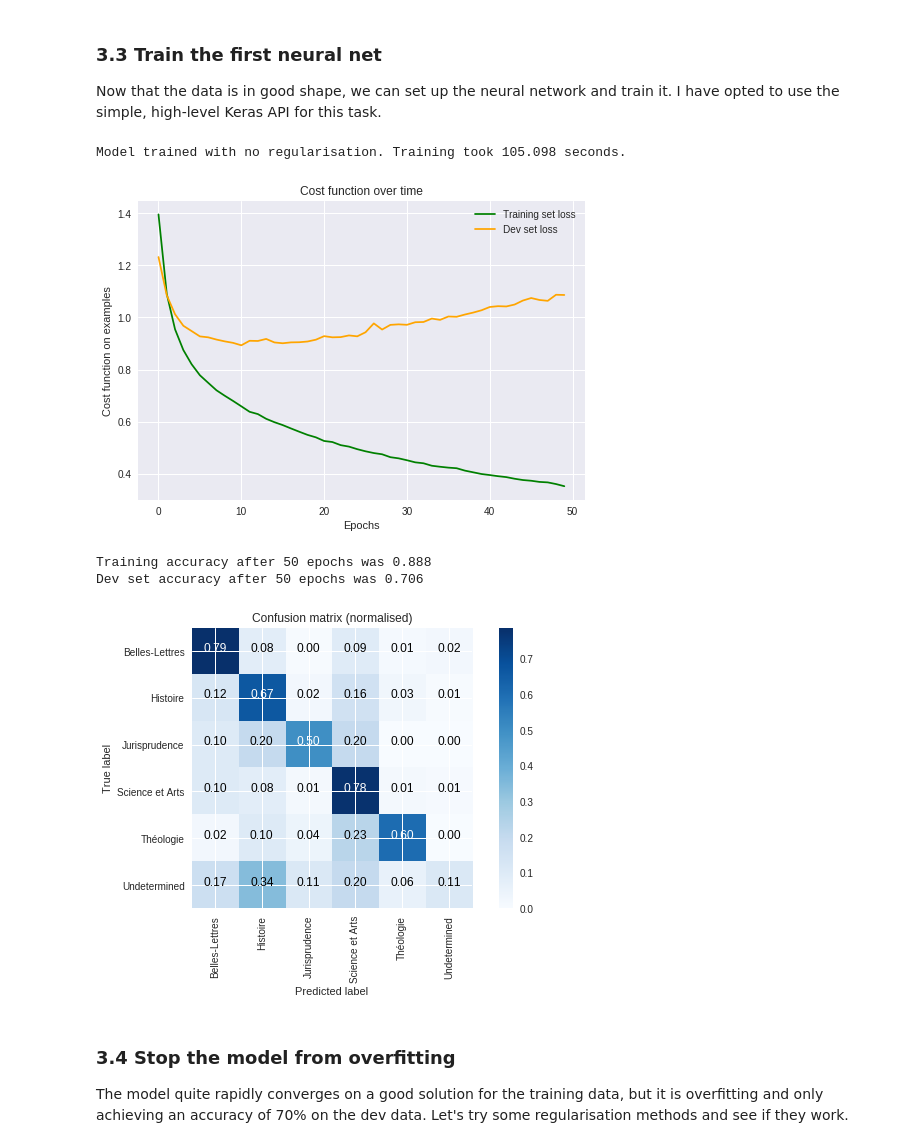
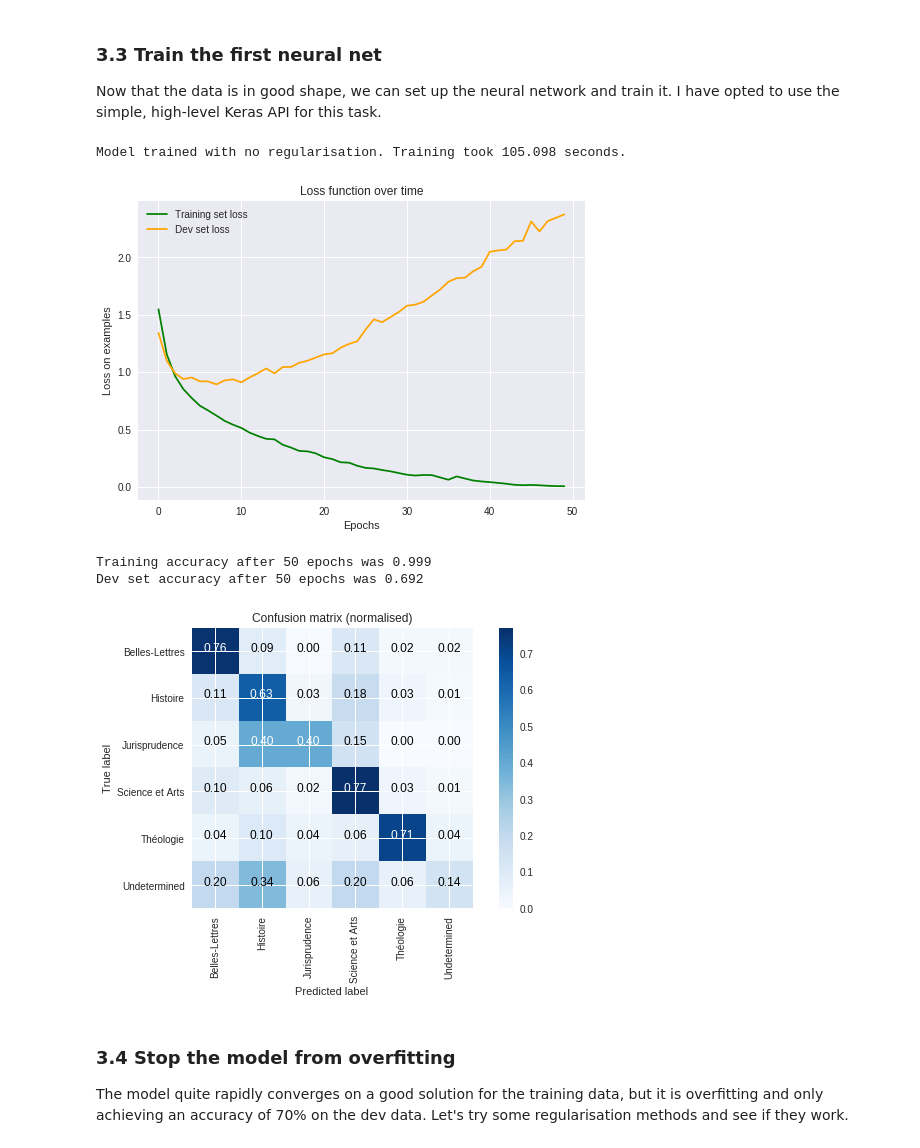
Before and after one commit to MPCE/mpce-machine-learning, a Jupyter notebook: mpce_neural_nets.ipynb, the cells around one changed output. Saved outputs shown, nothing was run; the diff lists cells and outputs as text; code cells hidden in the pictures.

```diff
--- a/mpce_neural_nets.ipynb
+++ b/mpce_neural_nets.ipynb
@@ -128,38 +128,39 @@ Now that the data is in good shape, we can set up the neural network and train i
 model1 = keras.Sequential()
 
 # Add five hidden layers
-num_hidden = 1
+num_hidden = 5
+layer_size = 30
 for l in range(num_hidden):
-  model1.add(keras.layers.Dense(30, activation='relu'))
+  model1.add(keras.layers.Dense(layer_size, activation='relu'))
 
 # Add output layer
 model1.add(keras.layers.Dense(num_classes, activation='softmax'))
 
 # Choose optimisation function
 model1.compile(optimizer=tf.train.AdamOptimizer(0.001),
              loss='categorical_crossentropy',
              metrics=['accuracy'])
 
 # Train model on training set using batch Adam
 num_epochs = 50
 fit1 = model1.fit(X_train, y_train,
           epochs = num_epochs, # Do 50 iterations
           batch_size = None, # Use default
           validation_data = (X_dev, y_dev), # Validate against dev set
           verbose = 0 # suppress messages
          )
 
 # Display training curves
 plt.plot(fit1.history['loss'], color = 'g', label = "Training set loss")
 plt.plot(fit1.history['val_loss'], color = 'orange', label = "Dev set loss")
 plt.title("Loss function over time")
 plt.xlabel('Epochs')
 plt.ylabel('Loss on examples')
 plt.legend()
 print(f"Model trained with no regularisation. Training took {end - start:.3f} seconds.")
 # %% [output]
 Model trained with no regularisation. Training took 105.098 seconds.
-[figure, old version]
+[figure, new version]
 # %%
 # Examine how well the model did:
 training_acc = fit1.history['acc'][-1]
@@ -168,9 +169,9 @@ print(f"Training accuracy after {num_epochs} epochs was {training_acc:.3f}")
 print(f"Dev set accuracy after {num_epochs} epochs was {val_acc:.3f}")
 plot_confusion_matrix(model1, X_dev, y_dev, labels)
 # %% [output]
-Training accuracy after 50 epochs was 0.888
-Dev set accuracy after 50 epochs was 0.706
+Training accuracy after 50 epochs was 0.999
+Dev set accuracy after 50 epochs was 0.692
-[figure, old version]
+[figure, new version]
 # %% [markdown]
 ### 3.4 Stop the model from overfitting
 The model quite rapidly converges on a good solution for the training data, but it is overfitting and only achieving an accuracy of 70% on the dev data. Let's try some regularisation methods and see if they work.
```
Also changed, not shown: parts of 3 cells of this notebook.
